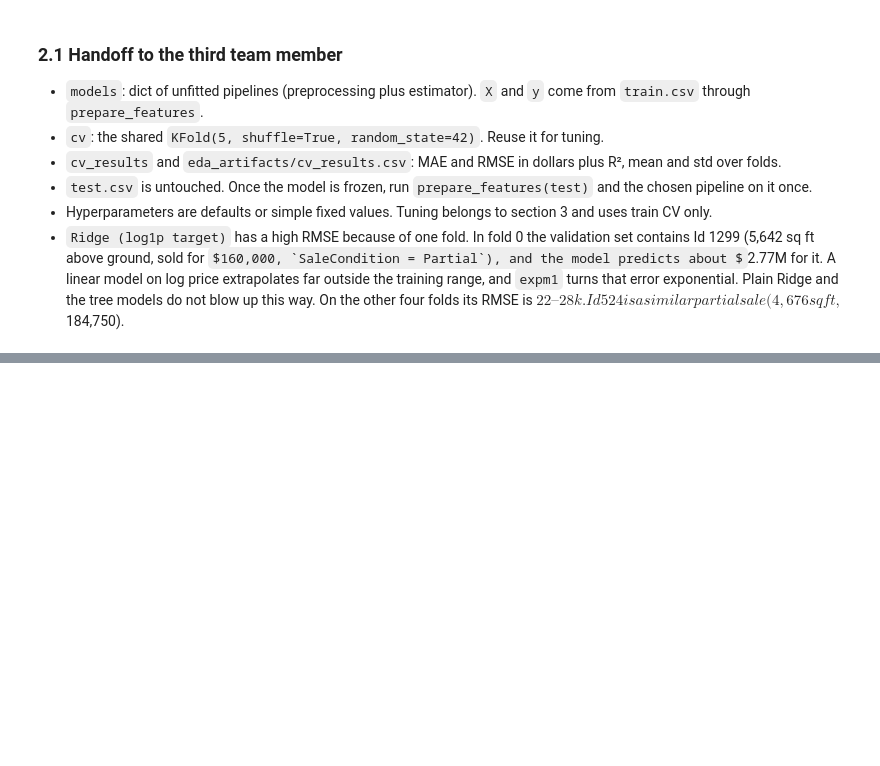
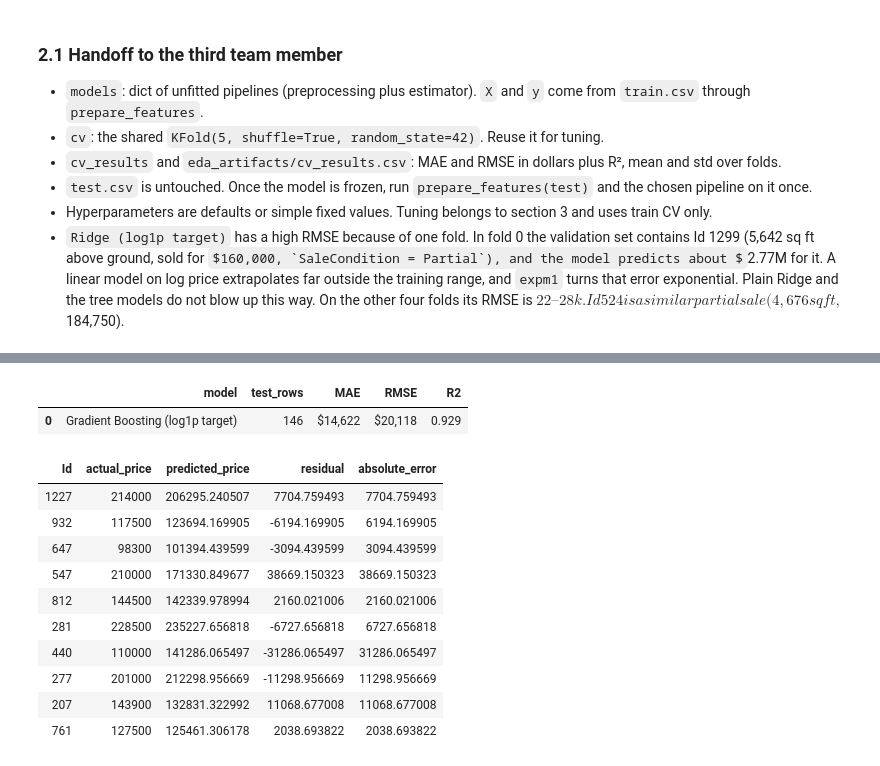
Before and after one commit to dench1k1ng/ml_midterm, a Jupyter notebook: main.ipynb, the cells around one changed output, grey strips where cells are left out. Saved outputs shown, nothing was run; the diff lists cells and outputs as text; code cells hidden in the pictures; some formulas as TeX source; blank space fills up the shorter version.

```diff
--- a/main.ipynb
+++ b/main.ipynb
@@ -537,0 +685,49 @@ _Reserved for the third team member. Do not use `test.csv` results to choose or
+# %%
+X_test_final = prepare_features(test)
+assert len(X_test_final) == original_test_row_count == 146
+assert X_test_final.index.equals(test.index)
+assert X_test_final.columns.equals(X.columns)
+assert set(train_ids).isdisjoint(test["Id"])
+assert "SalePrice" not in X_test_final and "Id" not in X_test_final
+
+test_predictions = final_model.predict(X_test_final)
+assert test_predictions.shape == (original_test_row_count,)
+assert np.isfinite(test_predictions).all()
+# First use of test target values for model performance, after freezing and fitting.
+y_test_final = test["SalePrice"].copy()
+final_metrics = pd.DataFrame([{
+    "model": selected_model_name,
+    "test_rows": original_test_row_count,
+    "MAE": mean_absolute_error(y_test_final, test_predictions),
+    "RMSE": np.sqrt(mean_squared_error(y_test_final, test_predictions)),
+    "R2": r2_score(y_test_final, test_predictions),
+}])
+final_metrics.to_csv(FINAL_ARTIFACT_DIR / "test_metrics.csv", index=False)
+
+prediction_table = pd.DataFrame({
+    "Id": test["Id"].to_numpy(),
+    "actual_price": y_test_final.to_numpy(),
+    "predicted_price": test_predictions,
+})
+prediction_table["residual"] = prediction_table["actual_price"] - prediction_table["predicted_price"]
+prediction_table["absolute_error"] = prediction_table["residual"].abs()
+assert len(prediction_table) == len(test) and prediction_table["Id"].is_unique
+assert prediction_table["Id"].tolist() == test["Id"].tolist()
+prediction_table.to_csv(FINAL_ARTIFACT_DIR / "test_predictions.csv", index=False)
+
+display(final_metrics.style.format({"MAE": "${:,.0f}", "RMSE": "${:,.0f}", "R2": "{:.3f}"}))
+display(prediction_table.head(10))
+# %% [output]
+|  | model | test_rows | MAE | RMSE | R2 |
+| 0 | Gradient Boosting (log1p target) | 146 | $14,622 | $20,118 | 0.929 |
+| Id | actual_price | predicted_price | residual | absolute_error |
+| 1227 | 214000 | 206295.240507 | 7704.759493 | 7704.759493 |
+| 932 | 117500 | 123694.169905 | -6194.169905 | 6194.169905 |
+| 647 | 98300 | 101394.439599 | -3094.439599 | 3094.439599 |
+| 547 | 210000 | 171330.849677 | 38669.150323 | 38669.150323 |
+| 812 | 144500 | 142339.978994 | 2160.021006 | 2160.021006 |
+| 281 | 228500 | 235227.656818 | -6727.656818 | 6727.656818 |
+| 440 | 110000 | 141286.065497 | -31286.065497 | 31286.065497 |
+| 277 | 201000 | 212298.956669 | -11298.956669 | 11298.956669 |
+| 207 | 143900 | 132831.322992 | 11068.677008 | 11068.677008 |
+| 761 | 127500 | 125461.306178 | 2038.693822 | 2038.693822 |
```
Also changed, not shown: parts of 11 cells of this notebook, 14 other files.
